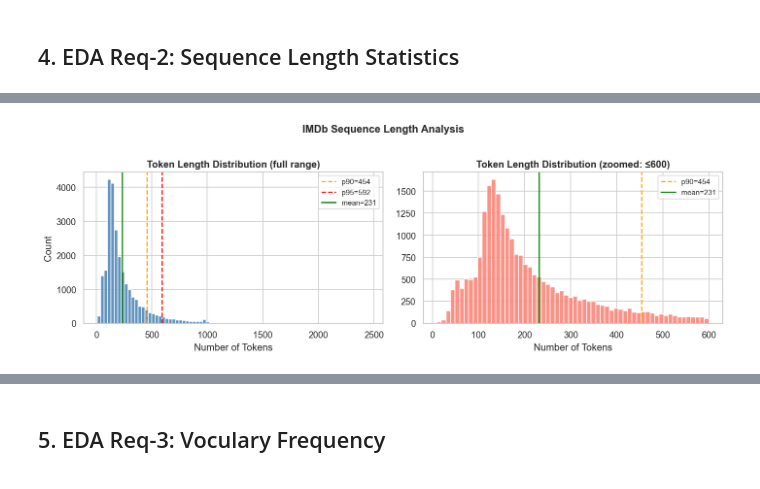
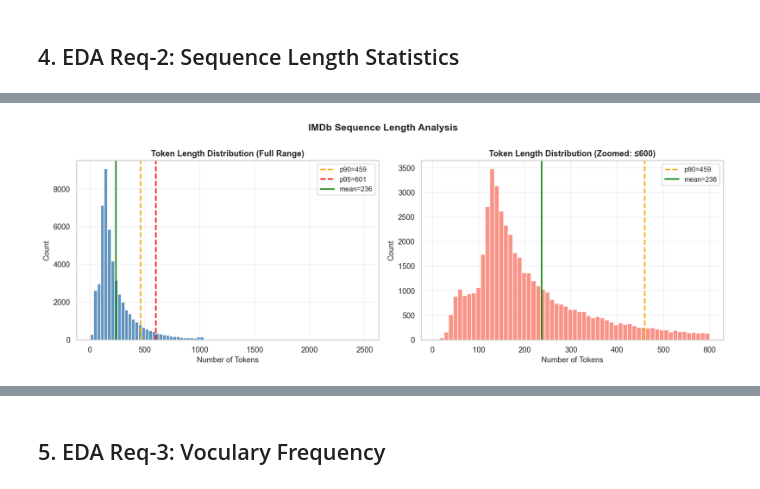
Before and after one commit to dateddy/523V0015_523K0078_Midterm, a Jupyter notebook: notebooks/01_eda.ipynb, the cells around one changed output, grey strips where cells are left out. Saved outputs shown, nothing was run; the diff lists cells and outputs as text; code cells hidden in the pictures.

```diff
--- a/notebooks/01_eda.ipynb
+++ b/notebooks/01_eda.ipynb
@@ -122,51 +143,52 @@ No class-weighting or oversampling is needed.
 # %% [markdown]
 ## 4. EDA Req-2: Sequence Length Statistics
 # %%
-# Tokenise by whitespace (same strategy we'll use in the pipeline)
-train_lengths = [len(t.split()) for t in train_texts]
-test_lengths  = [len(t.split()) for t in test_texts]
+# Analyze sequence lengths using the preprocessing module
+length_stats = analyze_sequence_lengths(cleaned_texts)
 
-stats = {
-    'min':    np.min(train_lengths),
-    'max':    np.max(train_lengths),
-    'mean':   np.mean(train_lengths),
-    'median': np.median(train_lengths),
-    'p90':    np.percentile(train_lengths, 90),
-    'p95':    np.percentile(train_lengths, 95),
-    'p99':    np.percentile(train_lengths, 99),
-}
+print('SEQUENCE LENGTH STATISTICS (tokens)')
+print('=' * 50)
+print(f'Minimum          : {length_stats["min"]:,}')
+print(f'Maximum          : {length_stats["max"]:,}')
+print(f'Mean             : {length_stats["mean"]:.1f}')
+print(f'Median           : {length_stats["median"]:.1f}')
+print(f'Std Dev          : {length_stats["std"]:.1f}')
+print(f'90th percentile  : {length_stats["p90"]}')
+print(f'95th percentile  : {length_stats["p95"]}')
+print(f'99th percentile  : {length_stats["p99"]}')
 
-print('=== Train Sequence Length Statistics (tokens) ===')
-for k, v in stats.items():
-    print(f'  {k:>8}: {v:.1f}')
-
-# Histogram
-fig, axes = plt.subplots(1, 2, figsize=(12, 4))
+# Histogram visualization
+fig, axes = plt.subplots(1, 2, figsize=(14, 5))
 
 # Full distribution
-axes[0].hist(train_lengths, bins=80, color='steelblue', edgecolor='white', alpha=0.85)
-for pct, val, col in [(90, stats['p90'], 'orange'), (95, stats['p95'], 'red')]:
-    axes[0].axvline(val, color=col, linestyle='--', linewidth=1.5, label=f'p{pct}={val:.0f}')
-axes[0].axvline(stats['mean'], color='green', linestyle='-', linewidth=1.5, label=f'mean={stats["mean"]:.0f}')
-axes[0].set_title('Token Length Distribution (full range)', fontweight='bold')
-axes[0].set_xlabel('Number of Tokens')
-axes[0].set_ylabel('Count')
-axes[0].legend(fontsize=9)
+lengths = length_stats['lengths']
+axes[0].hist(lengths, bins=80, color='steelblue', edgecolor='white', alpha=0.85)
+for pct, val, col in [(90, length_stats['p90'], 'orange'), (95, length_stats['p95'], 'red')]:
+    axes[0].axvline(val, color=col, linestyle='--', linewidth=2, label=f'p{pct}={val}')
+axes[0].axvline(length_stats['mean'], color='green', linestyle='-', linewidth=2, label=f'mean={length_stats["mean"]:.0f}')
+axes[0].set_title('Token Length Distribution (Full Range)', fontweight='bold', fontsize=12)
+axes[0].set_xlabel('Number of Tokens', fontsize=11)
+axes[0].set_ylabel('Count', fontsize=11)
+axes[0].legend(fontsize=10)
+axes[0].grid(alpha=0.3)
 
-# Zoomed (0–600 tokens covers ~95%+ of data)
-axes[1].hist([l for l in train_lengths if l <= 600], bins=60, color='salmon', edgecolor='white', alpha=0.85)
-axes[1].axvline(stats['p90'], color='orange', linestyle='--', linewidth=1.5, label=f'p90={stats["p90"]:.0f}')
-axes[1].axvline(stats['mean'], color='green', linestyle='-', linewidth=1.5, label=f'mean={stats["mean"]:.0f}')
-axes[1].set_title('Token Length Distribution (zoomed: ≤600)', fontweight='bold')
-axes[1].set_xlabel('Number of Tokens')
-axes[1].legend(fontsize=9)
+# Zoomed view (0-600 tokens covers ~95% of data)
+zoomed_lengths = [l for l in lengths if l <= 600]
+axes[1].hist(zoomed_lengths, bins=60, color='salmon', edgecolor='white', alpha=0.85)
+axes[1].axvline(length_stats['p90'], color='orange', linestyle='--', linewidth=2, label=f'p90={length_stats["p90"]}')
+axes[1].axvline(length_stats['mean'], color='green', linestyle='-', linewidth=2, label=f'mean={length_stats["mean"]:.0f}')
+axes[1].set_title('Token Length Distribution (Zoomed: ≤600)', fontweight='bold', fontsize=12)
+axes[1].set_xlabel('Number of Tokens', fontsize=11)
+axes[1].set_ylabel('Count', fontsize=11)
+axes[1].legend(fontsize=10)
+axes[1].grid(alpha=0.3)
 
-plt.suptitle('IMDb Sequence Length Analysis', fontsize=13, fontweight='bold', y=1.02)
+plt.suptitle('IMDb Sequence Length Analysis', fontsize=14, fontweight='bold', y=1.00)
 plt.tight_layout()
-plt.savefig('eda_sequence_lengths.png', bbox_inches='tight')
+plt.savefig('../results/eda_sequence_lengths.png', dpi=300, bbox_inches='tight')
 plt.show()
 
-print(f'\nRecommendation: Set max_len = {int(stats["p90"])} (90th percentile).')
-print(f'This covers ~90% of reviews without excessive padding.')
-print(f'The remaining ~10% will be truncated (typically very long, repetitive reviews).')
+print(f'\n✓ RECOMMENDATION: max_len = {length_stats["p90"]} (90th percentile)')
+print(f'  This covers ~90% of reviews without excessive padding.')
+print(f'  Sequences longer than {length_stats["p90"]} will be truncated.')
 # %% [output]
@@ -181 +205 @@ print(f'The remaining ~10% will be truncated (typically very long, repetitive re
-[figure, old version]
+[figure, new version]
```
Also changed, not shown: parts of 9 cells of this notebook, 12 other files.
